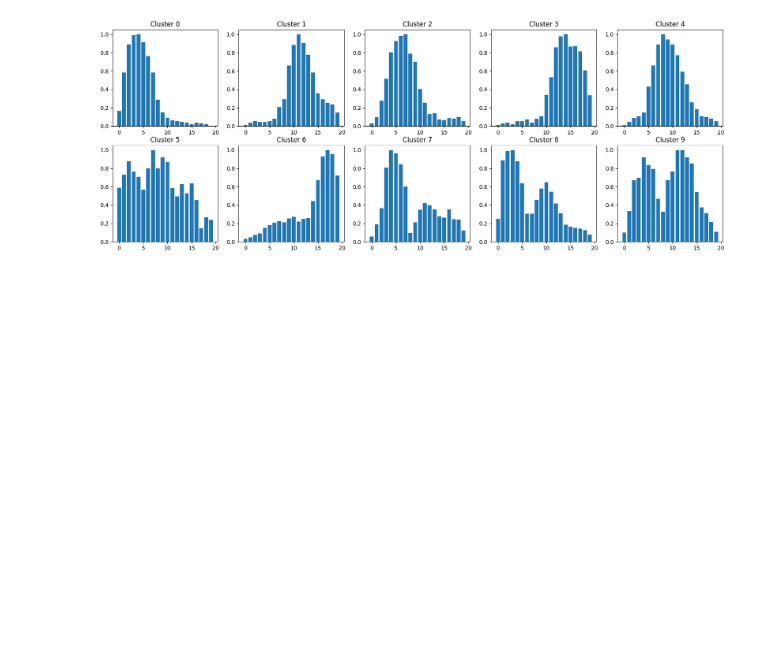
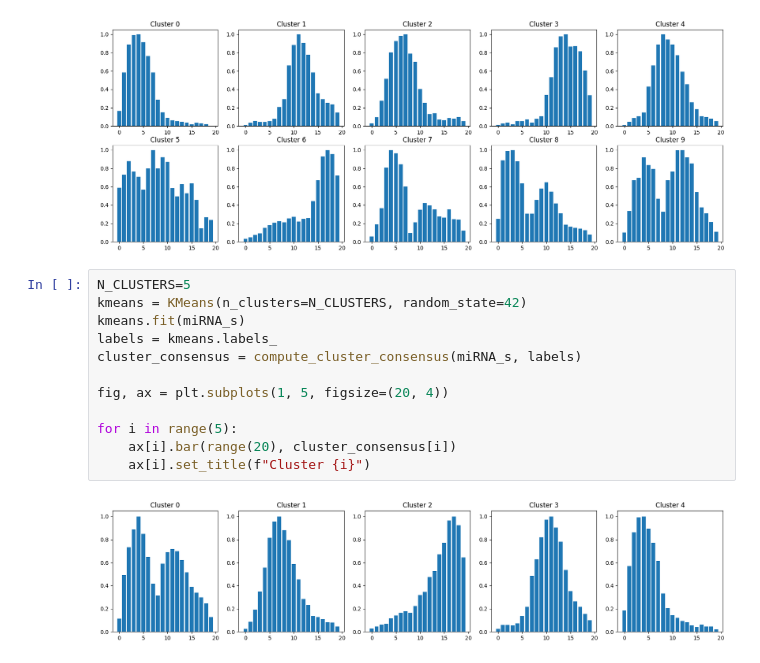
Before and after one commit to katarinagresova/DeepExperiment, a Jupyter notebook: experiments/Helwak2013_miRBind_interpretation_clustering.ipynb, the cells around one changed output. Saved outputs shown, nothing was run; the diff lists cells and outputs as text; blank space fills up the shorter version.

Commit message:
adding clustering with k=5

```diff
--- a/experiments/Helwak2013_miRBind_interpretation_clustering.ipynb
+++ b/experiments/Helwak2013_miRBind_interpretation_clustering.ipynb
@@ -154,3 +154,17 @@ for i in range(5):
     ax[1,i].set_title(f"Cluster {i+5}")
 # %% [output]
 [figure]
+# %%
+N_CLUSTERS=5
+kmeans = KMeans(n_clusters=N_CLUSTERS, random_state=42)
+kmeans.fit(miRNA_s)
+labels = kmeans.labels_
+cluster_consensus = compute_cluster_consensus(miRNA_s, labels)
+
+fig, ax = plt.subplots(1, 5, figsize=(20, 4))
+
+for i in range(5):
+    ax[i].bar(range(20), cluster_consensus[i])
+    ax[i].set_title(f"Cluster {i}")
+# %% [output]
+[figure, added]
```
Also changed, not shown: parts of 1 cell of this notebook.
